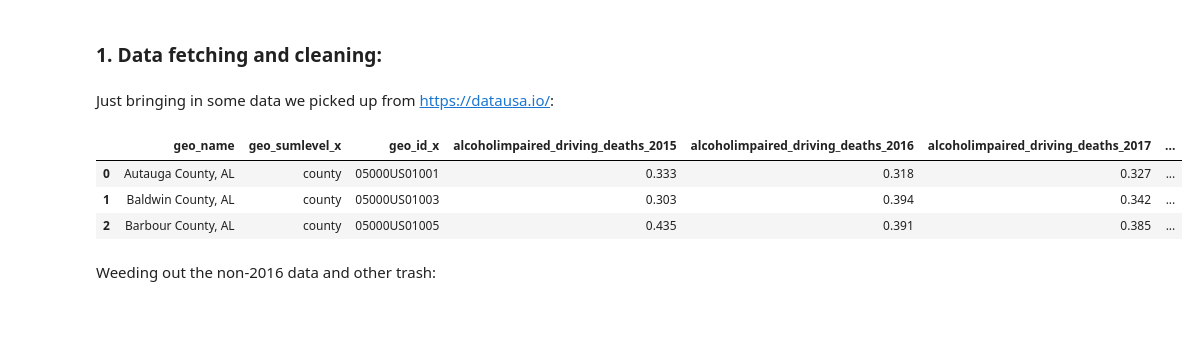
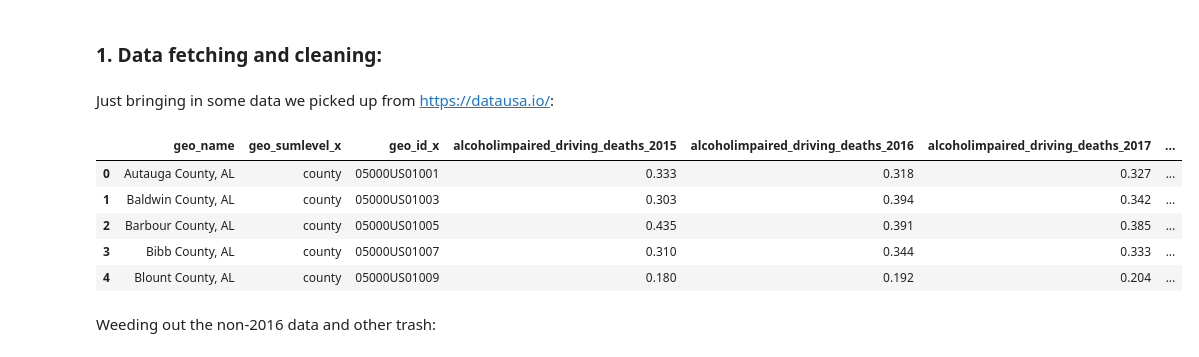
Before and after one commit to boscacci/Predicting-Automotive-Death-Rates-by-County, a Jupyter notebook: Boscacci_Sproul_Mod_2_Project.ipynb, the cells around one changed output. Cells and saved outputs as stored; diff of their text form; code cells hidden in the pictures; blank space fills up the shorter version.

```diff
--- a/Boscacci_Sproul_Mod_2_Project.ipynb
+++ b/Boscacci_Sproul_Mod_2_Project.ipynb
@@ -56,12 +56,14 @@ joiner = pd.merge(joiner, df3, how='left', on='geo_name')
 joiner = pd.merge(joiner, df4, how='left', on='geo_name')
 joiner = pd.merge(joiner, df5, how='left', on='geo_name')
 # %%
-joiner[:3] # Here's the kitchen sink of our data:
+joiner.head() # Here's the kitchen sink of our data:
 # %% [output]
 |  | geo_name | geo_sumlevel_x | geo_id_x | alcoholimpaired_driving_deaths_2015 | alcoholimpaired_driving_deaths_2016 | alcoholimpaired_driving_deaths_2017 | ... |
 | 0 | Autauga County, AL | county | 05000US01001 | 0.333 | 0.318 | 0.327 | ... |
 | 1 | Baldwin County, AL | county | 05000US01003 | 0.303 | 0.394 | 0.342 | ... |
 | 2 | Barbour County, AL | county | 05000US01005 | 0.435 | 0.391 | 0.385 | ... |
+| 3 | Bibb County, AL | county | 05000US01007 | 0.310 | 0.344 | 0.333 | ... |
+| 4 | Blount County, AL | county | 05000US01009 | 0.180 | 0.192 | 0.204 | ... |
 # %% [markdown]
 Weeding out the non-2016 data and other trash:
 # %%
```
Also changed, not shown: parts of 1 cell of this notebook.
